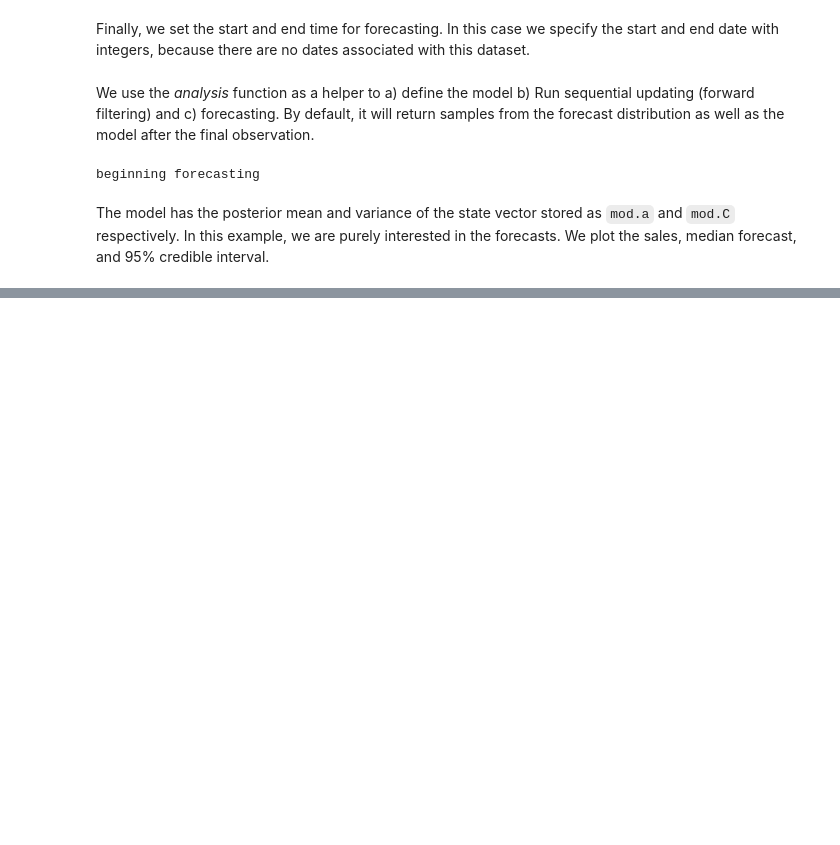
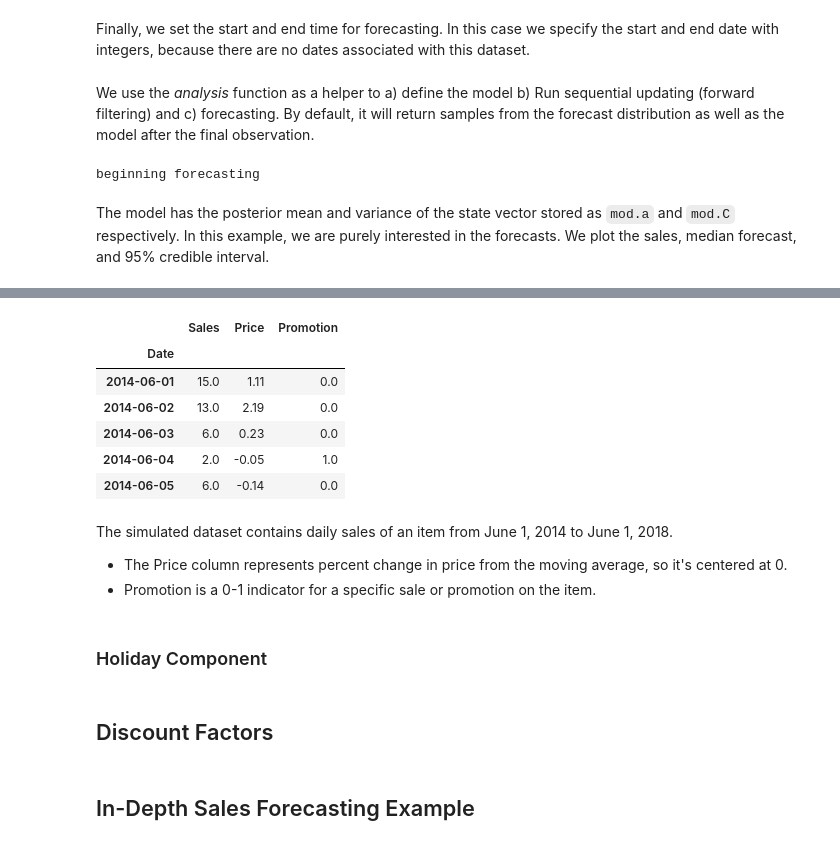
Before and after one commit to lavinei/pybats_nbdev, a Jupyter notebook: nbs/index.ipynb, the cells around one changed output, grey strips where cells are left out. Cells and saved outputs as stored; diff of their text form; code cells hidden in the pictures; blank space fills up the shorter version.

```diff
--- a/nbs/index.ipynb
+++ b/nbs/index.ipynb
@@ -81,0 +186,24 @@ ax = ax_style(ax, ylabel='Sales', xlabel='Time', xlim=[forecast_start, forecast_
+# %%
+from pybats_nbdev.shared import load_sales_example2
+data = load_sales_example2()
+data = data.set_index('Date')
+data.head()
+# %% [output]
+|  | Sales | Price | Promotion |
+| Date |  |  |  |
+| 2014-06-01 | 15.0 | 1.11 | 0.0 |
+| 2014-06-02 | 13.0 | 2.19 | 0.0 |
+| 2014-06-03 | 6.0 | 0.23 | 0.0 |
+| 2014-06-04 | 2.0 | -0.05 | 1.0 |
+| 2014-06-05 | 6.0 | -0.14 | 0.0 |
+# %% [markdown]
+The simulated dataset contains daily sales of an item from June 1, 2014 to June 1, 2018.
+
+- The Price column represents percent change in price from the moving average, so it's centered at 0.
+- Promotion is a 0-1 indicator for a specific sale or promotion on the item.
+# %% [markdown]
+### Holiday Component
+# %% [markdown]
+## Discount Factors
+# %% [markdown]
+## In-Depth Sales Forecasting Example
```
Also changed, not shown: parts of 25 cells of this notebook, 7 other files.
